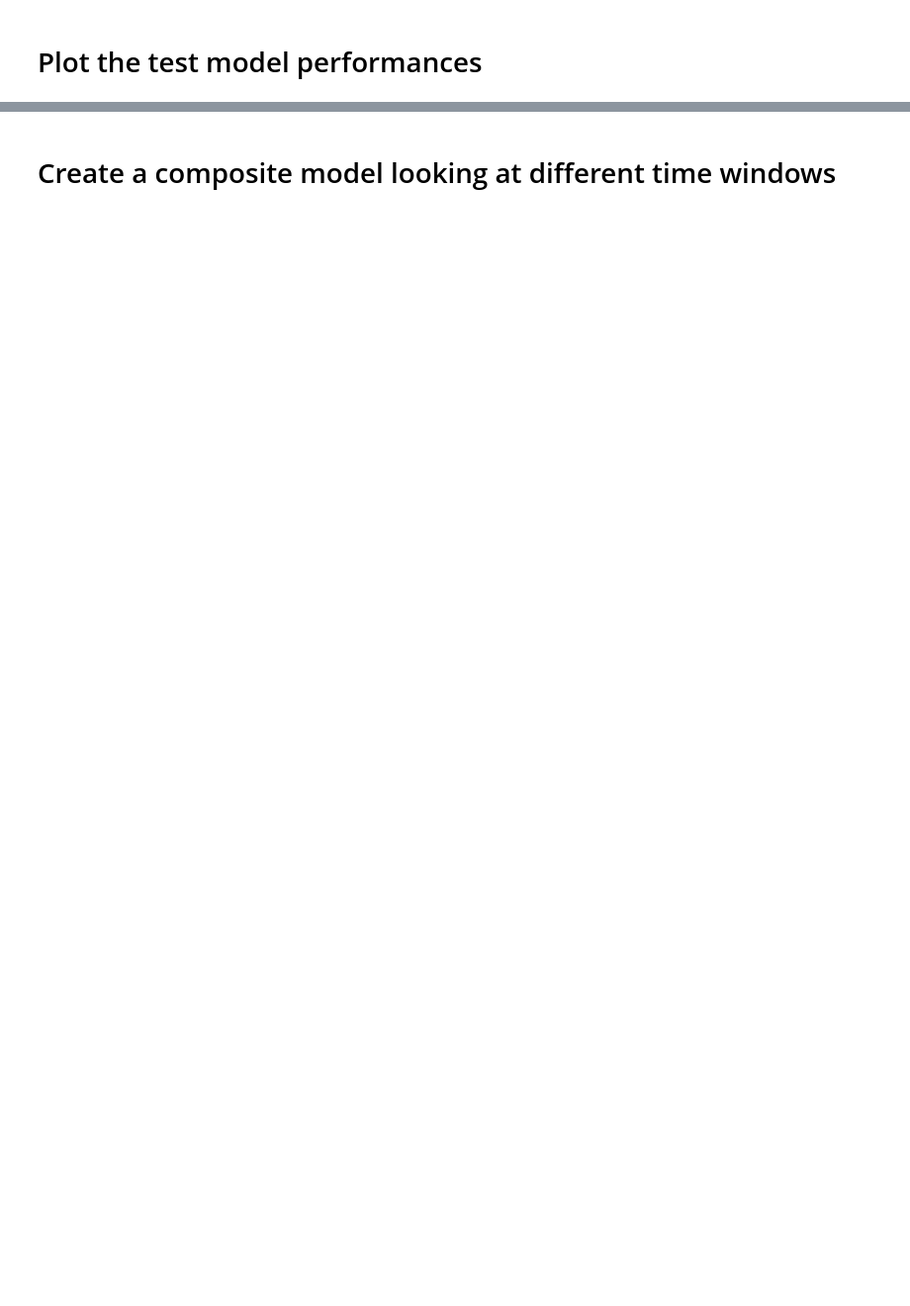
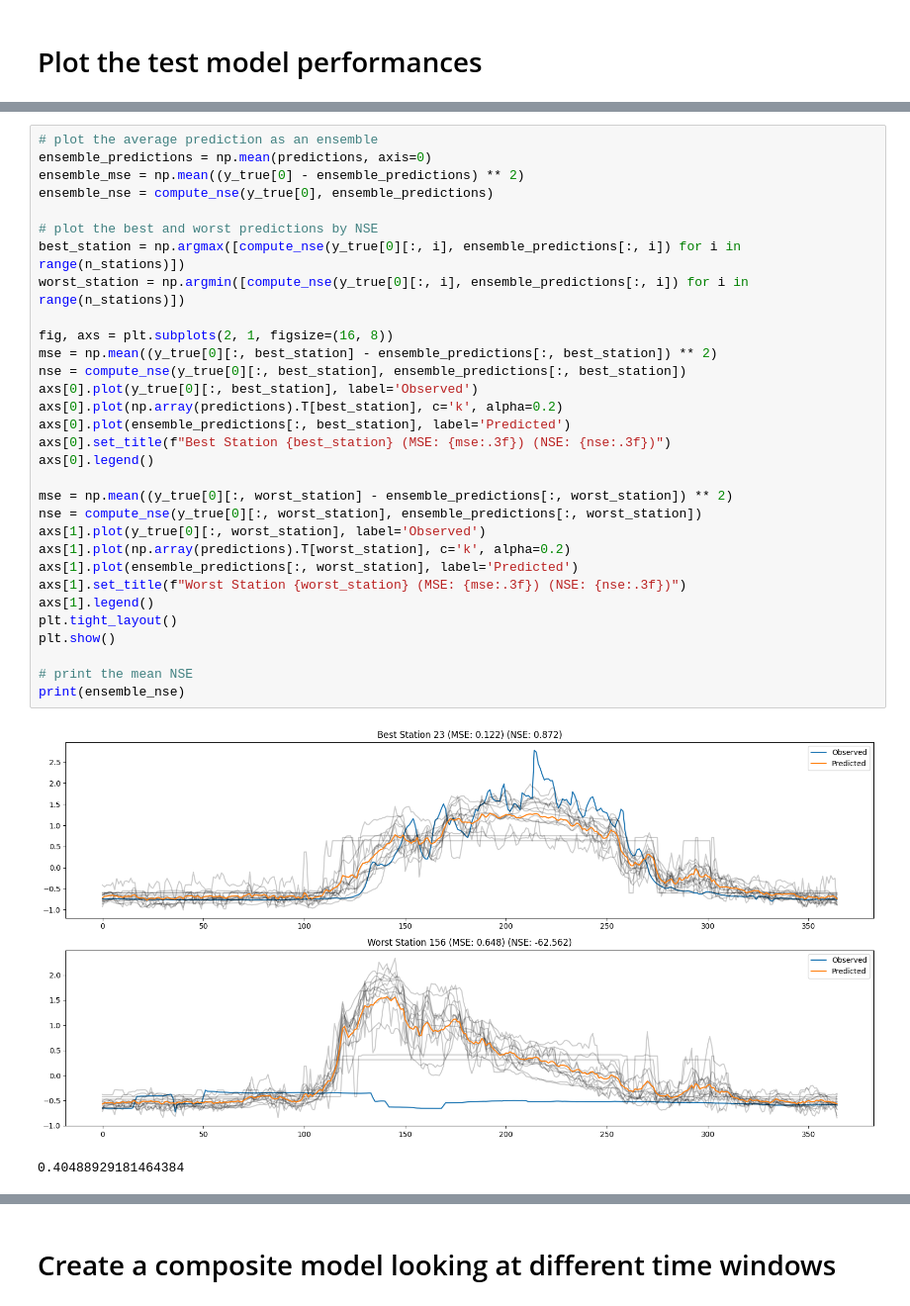
Before and after one commit to TWilson05/EOSC-410-Final-Project, a Jupyter notebook: CNN-LSTM.ipynb, the cells around one changed output, grey strips where cells are left out. Shown at 99% size. Cells and saved outputs as stored; diff of their text form; blank space fills up the shorter version.

Commit message:
did some ensemble stuff

```diff
--- a/CNN-LSTM.ipynb
+++ b/CNN-LSTM.ipynb
@@ -368,0 +411,34 @@ for (group_size, n_groups, n_channels) in model_info:
+# %%
+# plot the average prediction as an ensemble
+ensemble_predictions = np.mean(predictions, axis=0)
+ensemble_mse = np.mean((y_true[0] - ensemble_predictions) ** 2)
+ensemble_nse = compute_nse(y_true[0], ensemble_predictions)
+
+# plot the best and worst predictions by NSE
+best_station = np.argmax([compute_nse(y_true[0][:, i], ensemble_predictions[:, i]) for i in range(n_stations)])
+worst_station = np.argmin([compute_nse(y_true[0][:, i], ensemble_predictions[:, i]) for i in range(n_stations)])
+
+fig, axs = plt.subplots(2, 1, figsize=(16, 8))
+mse = np.mean((y_true[0][:, best_station] - ensemble_predictions[:, best_station]) ** 2)
+nse = compute_nse(y_true[0][:, best_station], ensemble_predictions[:, best_station])
+axs[0].plot(y_true[0][:, best_station], label='Observed')
+axs[0].plot(np.array(predictions).T[best_station], c='k', alpha=0.2)
+axs[0].plot(ensemble_predictions[:, best_station], label='Predicted')
+axs[0].set_title(f"Best Station {best_station} (MSE: {mse:.3f}) (NSE: {nse:.3f})")
+axs[0].legend()
+
+mse = np.mean((y_true[0][:, worst_station] - ensemble_predictions[:, worst_station]) ** 2)
+nse = compute_nse(y_true[0][:, worst_station], ensemble_predictions[:, worst_station])
+axs[1].plot(y_true[0][:, worst_station], label='Observed')
+axs[1].plot(np.array(predictions).T[worst_station], c='k', alpha=0.2)
+axs[1].plot(ensemble_predictions[:, worst_station], label='Predicted')
+axs[1].set_title(f"Worst Station {worst_station} (MSE: {mse:.3f}) (NSE: {nse:.3f})")
+axs[1].legend()
+plt.tight_layout()
+plt.show()
+
+# print the mean NSE
+print(ensemble_nse)
+# %% [output]
+[figure, added]
+0.40488929181464384
```
Also changed, not shown: parts of 18 cells of this notebook.
